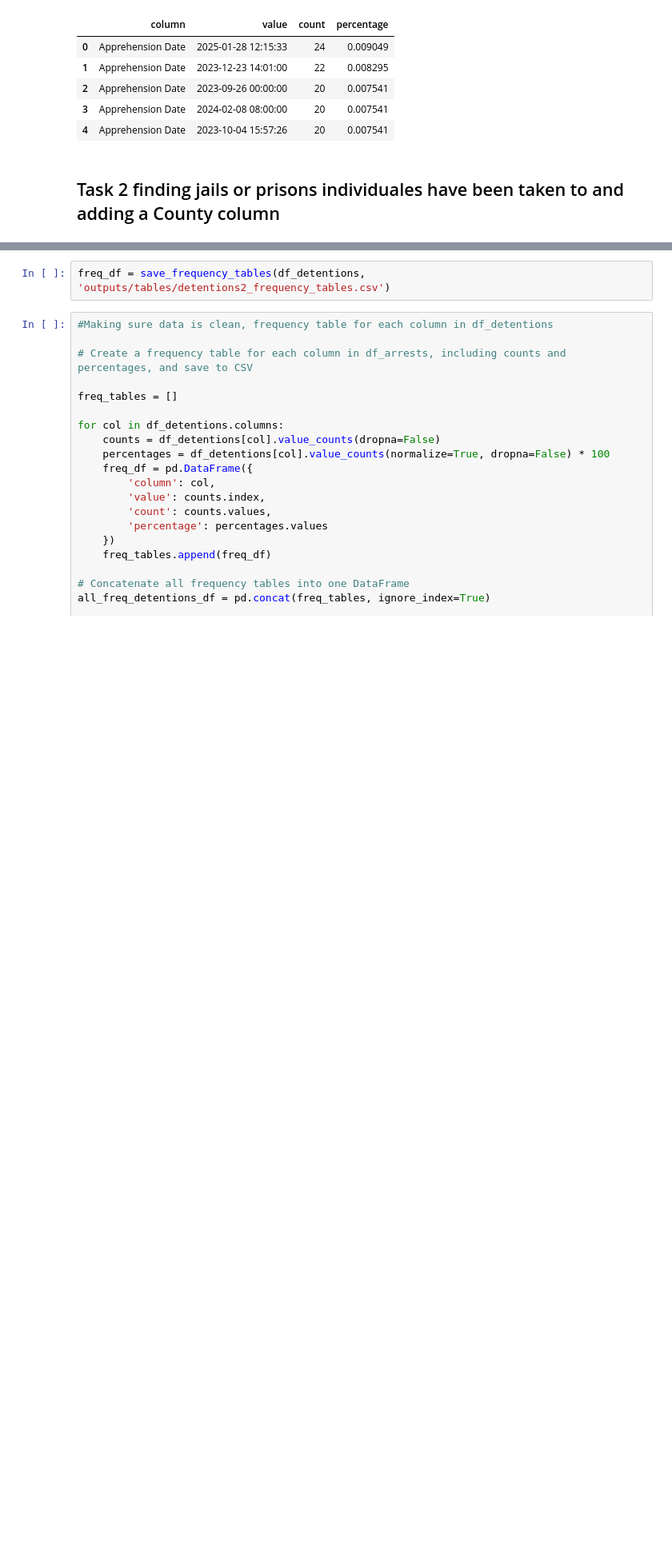
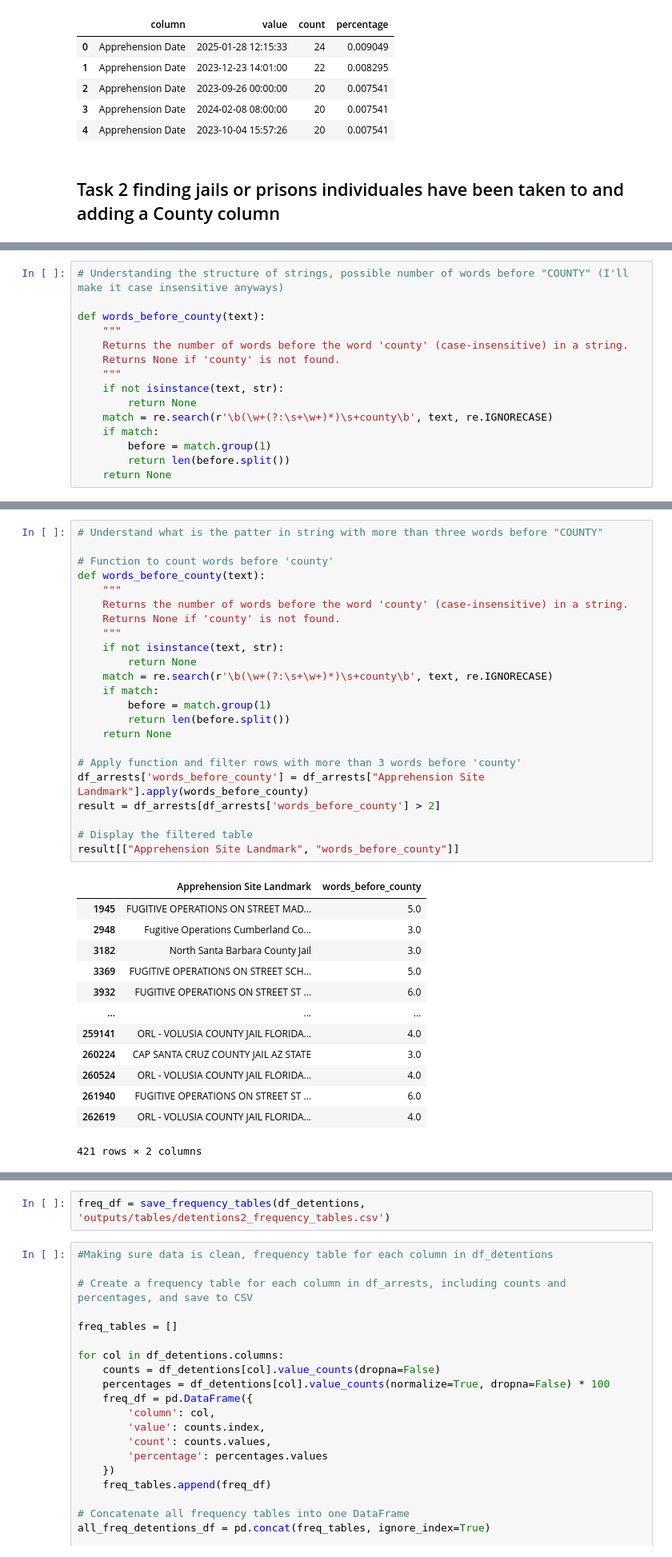
Before and after one commit to GibranMena/lighthouse_ice, a Jupyter notebook: _notebooks/1.0-process-data.ipynb, the cells around one changed output, grey strips where cells are left out. Shown at 80% size. Cells and saved outputs as stored; diff of their text form; blank space fills up the shorter version.

```diff
--- a/_notebooks/1.0-process-data.ipynb
+++ b/_notebooks/1.0-process-data.ipynb
@@ -191,0 +267,15 @@ all_freq_df.head()
+# %%
+# Understanding the structure of strings, possible number of words before "COUNTY" (I'll make it case insensitive anyways)
+
+def words_before_county(text):
+    """
+    Returns the number of words before the word 'county' (case-insensitive) in a string.
+    Returns None if 'county' is not found.
+    """
+    if not isinstance(text, str):
+        return None
+    match = re.search(r'\b(\w+(?:\s+\w+)*)\s+county\b', text, re.IGNORECASE)
+    if match:
+        before = match.group(1)
+        return len(before.split())
+    return None
@@ -191,0 +288,37 @@ all_freq_df.head()
+# %%
+# Understand what is the patter in string with more than three words before "COUNTY"
+
+# Function to count words before 'county'
+def words_before_county(text):
+    """
+    Returns the number of words before the word 'county' (case-insensitive) in a string.
+    Returns None if 'county' is not found.
+    """
+    if not isinstance(text, str):
+        return None
+    match = re.search(r'\b(\w+(?:\s+\w+)*)\s+county\b', text, re.IGNORECASE)
+    if match:
+        before = match.group(1)
+        return len(before.split())
+    return None
+
+# Apply function and filter rows with more than 3 words before 'county'
+df_arrests['words_before_county'] = df_arrests["Apprehension Site Landmark"].apply(words_before_county)
+result = df_arrests[df_arrests['words_before_county'] > 2]
+
+# Display the filtered table
+result[["Apprehension Site Landmark", "words_before_county"]]
+# %% [output]
+|  | Apprehension Site Landmark | words_before_county |
+| 1945 | FUGITIVE OPERATIONS ON STREET MAD... | 5.0 |
+| 2948 | Fugitive Operations Cumberland Co... | 3.0 |
+| 3182 | North Santa Barbara County Jail | 3.0 |
+| 3369 | FUGITIVE OPERATIONS ON STREET SCH... | 5.0 |
+| 3932 | FUGITIVE OPERATIONS ON STREET ST ... | 6.0 |
+| ... | ... | ... |
+| 259141 | ORL - VOLUSIA COUNTY JAIL FLORIDA... | 4.0 |
+| 260224 | CAP SANTA CRUZ COUNTY JAIL AZ STATE | 3.0 |
+| 260524 | ORL - VOLUSIA COUNTY JAIL FLORIDA... | 4.0 |
+| 261940 | FUGITIVE OPERATIONS ON STREET ST ... | 6.0 |
+| 262619 | ORL - VOLUSIA COUNTY JAIL FLORIDA... | 4.0 |
+421 rows × 2 columns
```
Also changed, not shown: parts of 11 cells of this notebook.
